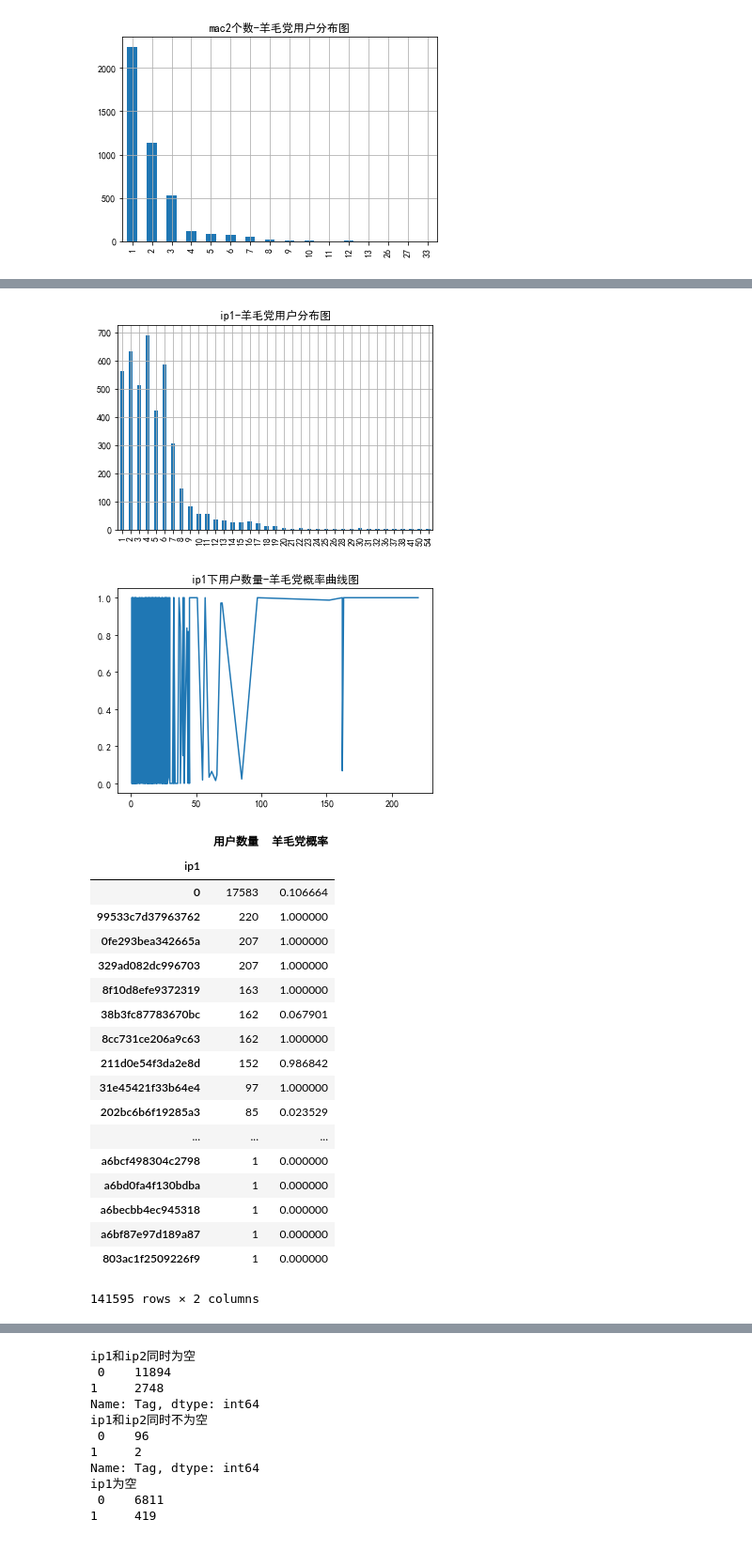
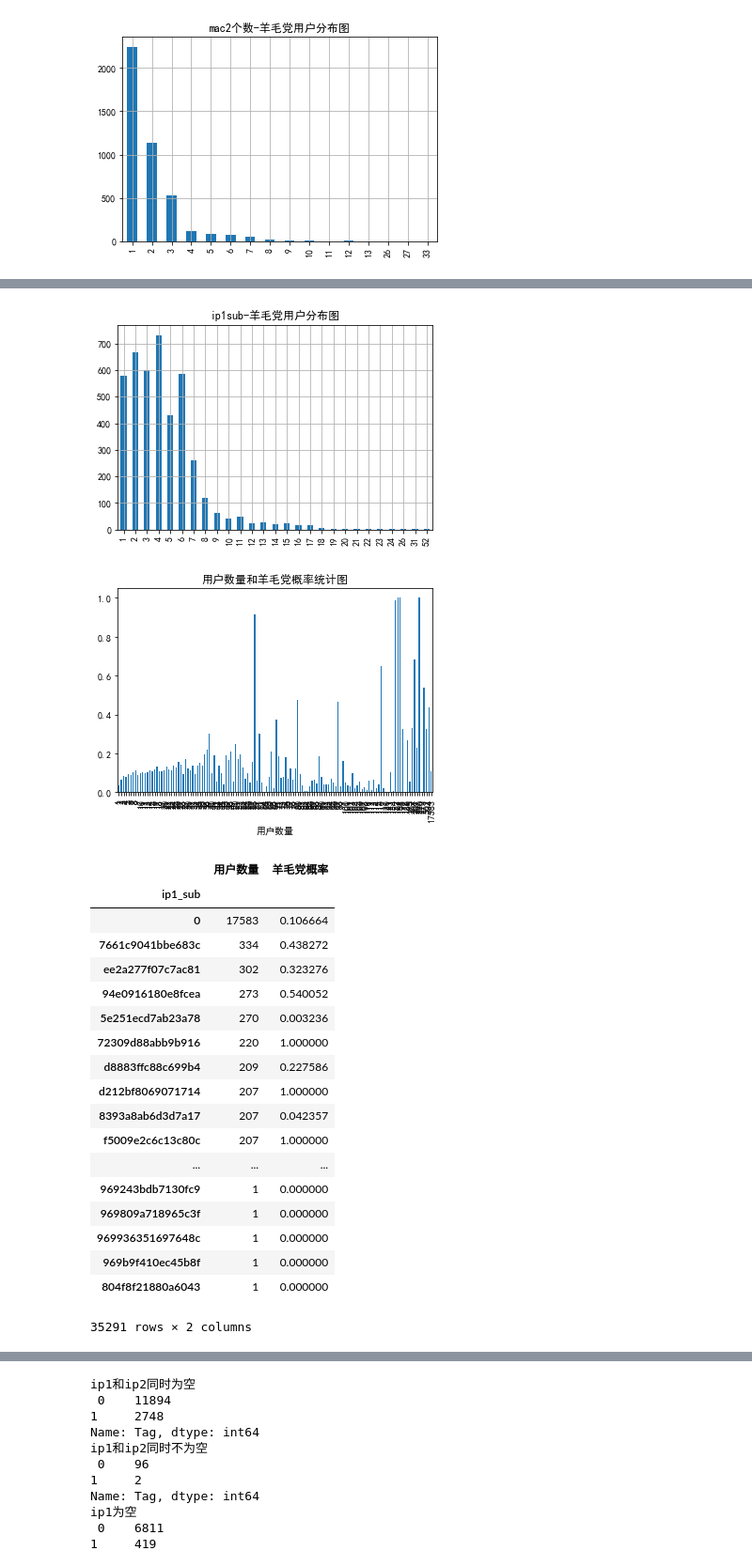
Before and after one commit to ManSsssuper/Competition2-DCTianCheng, a Jupyter notebook: Analysis_operation.ipynb, the cells around one changed output, grey strips where cells are left out. Shown: that part at 94% size. Drawn from its saved outputs; the diff is of its cells as text; code cells hidden in the pictures.

```diff
--- a/Analysis_operation.ipynb
+++ b/Analysis_operation.ipynb
@@ -7,5 +7,11 @@ matplotlib.rcParams['font.sans-serif'] = ['SimHei']
 matplotlib.rcParams['font.family']='sans-serif'
 import matplotlib.pyplot as plt
 # %%
-train_tr=pd.read_csv(r"D:\DA_competition\DC\data\transaction_train.csv")
+train_op=pd.read_csv(r"D:\DA_competition\DC\data\operation_train.csv")
 train_tag=pd.read_csv(r"D:\DA_competition\DC\data\tag_train.csv")
+#表连接
+train_op=pd.merge(train_op,train_tag,on="UID",how="left")
+print(len(train_op))
+train_op=train_op.drop_duplicates()
+print(len(train_op))
+train_op
@@ -694,19 +766,19 @@ geo_count
 # %%
-#ip1和ip2,ip1_sub和ip2_sub
-ip_ana=train_op[["UID","ip1","ip2","ip1_sub","ip2_sub","Tag"]].drop_duplicates().fillna(0)
-#查看同一个用户下对应着多少个ip1
-ip_ana[ip_ana.Tag==0].groupby("UID").ip1.unique().apply(lambda x:len(x)).value_counts().sort_index().plot(kind='bar',grid=True,title="ip1-普通用户分布图")
+#查看同一个用户下对应着多少个ip1sub
+ip_ana[ip_ana.Tag==0].groupby("UID").ip1_sub.unique().apply(lambda x:len(x)).value_counts().sort_index().plot(kind='bar',grid=True,title="ip1sub-普通用户分布图")
 plt.show()
-ip_ana[ip_ana.Tag==1].groupby("UID").ip1.unique().apply(lambda x:len(x)).value_counts().sort_index().plot(kind='bar',grid=True,title="ip1-羊毛党用户分布图")
+ip_ana[ip_ana.Tag==1].groupby("UID").ip1_sub.unique().apply(lambda x:len(x)).value_counts().sort_index().plot(kind='bar',grid=True,title="ip1sub-羊毛党用户分布图")
 plt.show()
 
-#查看同一ip1下的用户数量
-ip1_count=pd.DataFrame(ip_ana.groupby("ip1").UID.unique().apply(lambda x:len(x)).sort_values(ascending=False))
-ip1_count=ip1_count.merge(pd.DataFrame(ip_ana.groupby("ip1")[["UID","Tag"]].
+#查看同一ip1sub下的用户数量
+ip1_sub_count=pd.DataFrame(ip_ana.groupby("ip1_sub").UID.unique().apply(lambda x:len(x)).sort_values(ascending=False))
+ip1_sub_count=ip1_sub_count.merge(pd.DataFrame(ip_ana.groupby("ip1_sub")[["UID","Tag"]].
                           apply(lambda x:len(x[x["Tag"]==1])/len(x))),how="left",left_index=True,right_index=True)
-ip1_count.columns=["用户数量","羊毛党概率"]
-plt.plot(ip1_count.iloc[1:,0],ip1_count.iloc[1:,1])
-plt.title("ip1下用户数量-羊毛党概率曲线图")
+ip1_sub_count.columns=["用户数量","羊毛党概率"]
+ip1_sub_count.groupby("用户数量")["羊毛党概率"].mean().plot(kind='bar',title='用户数量和羊毛党概率统计图')
+
+# plt.plot(ip1_sub_count.iloc[1:,0],ip1_sub_count.iloc[1:,1])
+# plt.title("ip1sub下用户数量-羊毛党概率曲线图")
 plt.show()
-ip1_count
+ip1_sub_count
 # %% [output]
@@ -714,22 +786,22 @@ ip1_count
-[figure, old version]
+[figure, new version]
-[figure, old version]
+[figure, new version]
 |  | 用户数量 | 羊毛党概率 |
-| ip1 |  |  |
+| ip1_sub |  |  |
 | 0 | 17583 | 0.106664 |
-| 99533c7d37963762 | 220 | 1.000000 |
-| 0fe293bea342665a | 207 | 1.000000 |
-| 329ad082dc996703 | 207 | 1.000000 |
-| 8f10d8efe9372319 | 163 | 1.000000 |
-| 38b3fc87783670bc | 162 | 0.067901 |
-| 8cc731ce206a9c63 | 162 | 1.000000 |
-| 211d0e54f3da2e8d | 152 | 0.986842 |
-| 31e45421f33b64e4 | 97 | 1.000000 |
-| 202bc6b6f19285a3 | 85 | 0.023529 |
+| 7661c9041bbe683c | 334 | 0.438272 |
+| ee2a277f07c7ac81 | 302 | 0.323276 |
+| 94e0916180e8fcea | 273 | 0.540052 |
+| 5e251ecd7ab23a78 | 270 | 0.003236 |
+| 72309d88abb9b916 | 220 | 1.000000 |
+| d8883ffc88c699b4 | 209 | 0.227586 |
+| d212bf8069071714 | 207 | 1.000000 |
+| 8393a8ab6d3d7a17 | 207 | 0.042357 |
+| f5009e2c6c13c80c | 207 | 1.000000 |
 | ... | ... | ... |
-| a6bcf498304c2798 | 1 | 0.000000 |
-| a6bd0fa4f130bdba | 1 | 0.000000 |
-| a6becbb4ec945318 | 1 | 0.000000 |
-| a6bf87e97d189a87 | 1 | 0.000000 |
-| 803ac1f2509226f9 | 1 | 0.000000 |
+| 969243bdb7130fc9 | 1 | 0.000000 |
+| 969809a718965c3f | 1 | 0.000000 |
+| 969936351697648c | 1 | 0.000000 |
+| 969b9f410ec45b8f | 1 | 0.000000 |
+| 804f8f21880a6043 | 1 | 0.000000 |
-141595 rows × 2 columns
+35291 rows × 2 columns
 # %%
```
Also changed, not shown: parts of 34 cells of this notebook, 5 other files.
